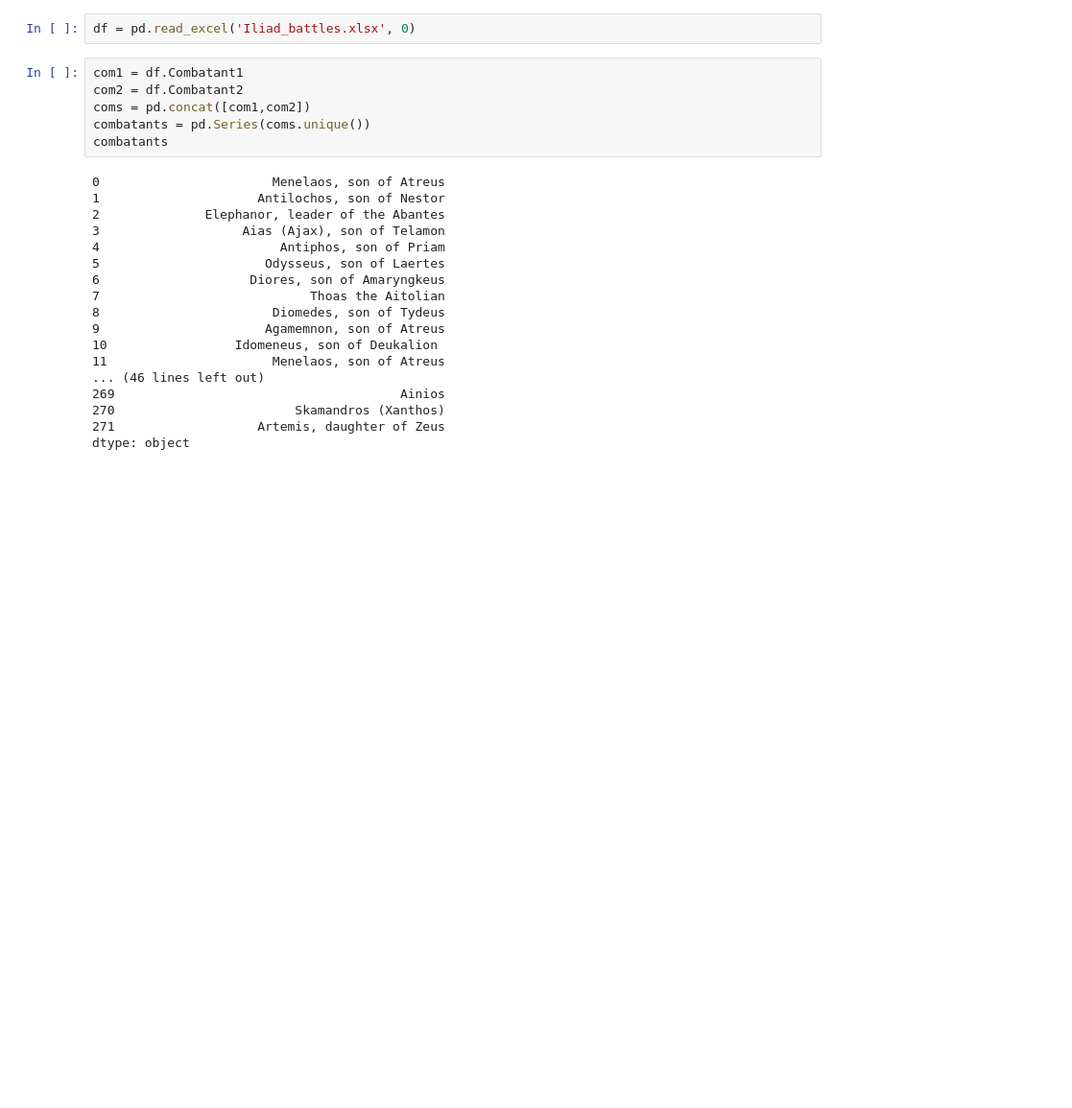
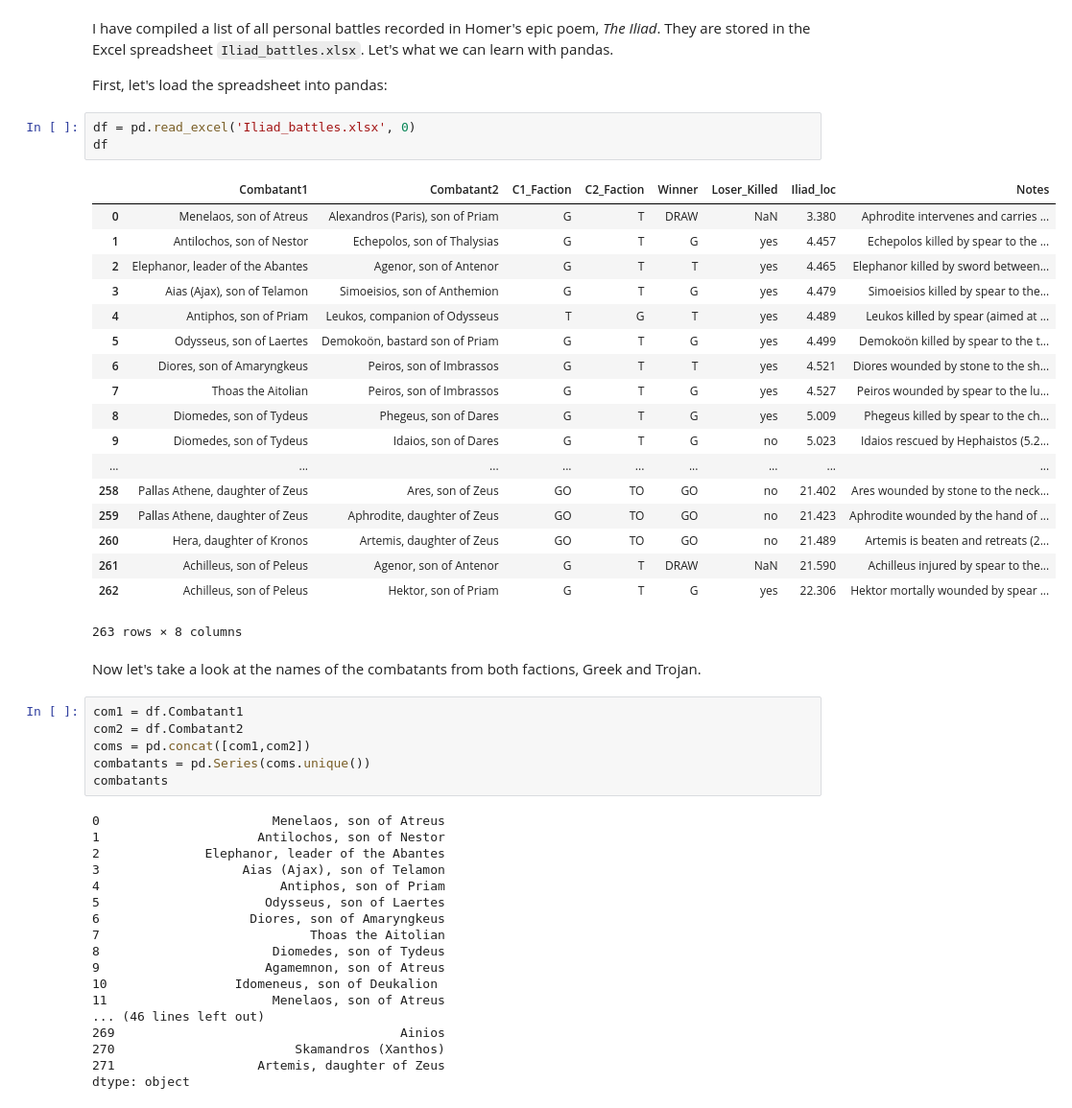
Before and after one commit to djevans071/Iliad-battles, a Jupyter notebook: Iliad_battles.ipynb, the cells around one changed output. Shown: that part at 96% size. Cells and saved outputs as stored; diff of their text form; blank space fills up the shorter version.

```diff
--- a/Iliad_battles.ipynb
+++ b/Iliad_battles.ipynb
@@ -7,5 +7,31 @@ Populating the interactive namespace from numpy and matplotlib
+# %% [markdown]
+I have compiled a list of all personal battles recorded in Homer's epic poem, *The Iliad*. They are stored in the Excel spreadsheet `Iliad_battles.xlsx`. Let's what we can learn with pandas.
+
+First, let's load the spreadsheet into pandas:
 # %%
 df = pd.read_excel('Iliad_battles.xlsx', 0)
+df
+# %% [output]
+|  | Combatant1 | Combatant2 | C1_Faction | C2_Faction | Winner | Loser_Killed | Iliad_loc | Notes |
+| 0 | Menelaos, son of Atreus | Alexandros (Paris), son of Priam | G | T | DRAW | NaN | 3.380 | Aphrodite intervenes and carries ... |
+| 1 | Antilochos, son of Nestor | Echepolos, son of Thalysias | G | T | G | yes | 4.457 | Echepolos killed by spear to the ... |
+| 2 | Elephanor, leader of the Abantes | Agenor, son of Antenor | G | T | T | yes | 4.465 | Elephanor killed by sword between... |
+| 3 | Aias (Ajax), son of Telamon | Simoeisios, son of Anthemion | G | T | G | yes | 4.479 | Simoeisios killed by spear to the... |
+| 4 | Antiphos, son of Priam | Leukos, companion of Odysseus | T | G | T | yes | 4.489 | Leukos killed by spear (aimed at ... |
+| 5 | Odysseus, son of Laertes | Demokoön, bastard son of Priam | G | T | G | yes | 4.499 | Demokoön killed by spear to the t... |
+| 6 | Diores, son of Amaryngkeus | Peiros, son of Imbrassos | G | T | T | yes | 4.521 | Diores wounded by stone to the sh... |
+| 7 | Thoas the Aitolian | Peiros, son of Imbrassos | G | T | G | yes | 4.527 | Peiros wounded by spear to the lu... |
+| 8 | Diomedes, son of Tydeus | Phegeus, son of Dares | G | T | G | yes | 5.009 | Phegeus killed by spear to the ch... |
+| 9 | Diomedes, son of Tydeus | Idaios, son of Dares | G | T | G | no | 5.023 | Idaios rescued by Hephaistos (5.2... |
+| ... | ... | ... | ... | ... | ... | ... | ... | ... |
+| 258 | Pallas Athene, daughter of Zeus | Ares, son of Zeus | GO | TO | GO | no | 21.402 | Ares wounded by stone to the neck... |
+| 259 | Pallas Athene, daughter of Zeus | Aphrodite, daughter of Zeus | GO | TO | GO | no | 21.423 | Aphrodite wounded by the hand of ... |
+| 260 | Hera, daughter of Kronos | Artemis, daughter of Zeus | GO | TO | GO | no | 21.489 | Artemis is beaten and retreats (2... |
+| 261 | Achilleus, son of Peleus | Agenor, son of Antenor | G | T | DRAW | NaN | 21.590 | Achilleus injured by spear to the... |
+| 262 | Achilleus, son of Peleus | Hektor, son of Priam | G | T | G | yes | 22.306 | Hektor mortally wounded by spear ... |
+263 rows × 8 columns
+# %% [markdown]
+Now let's take a look at the names of the combatants from both factions, Greek and Trojan.
 # %%
 com1 = df.Combatant1
 com2 = df.Combatant2
```
Also changed, not shown: parts of 4 cells of this notebook, 1 other file.
